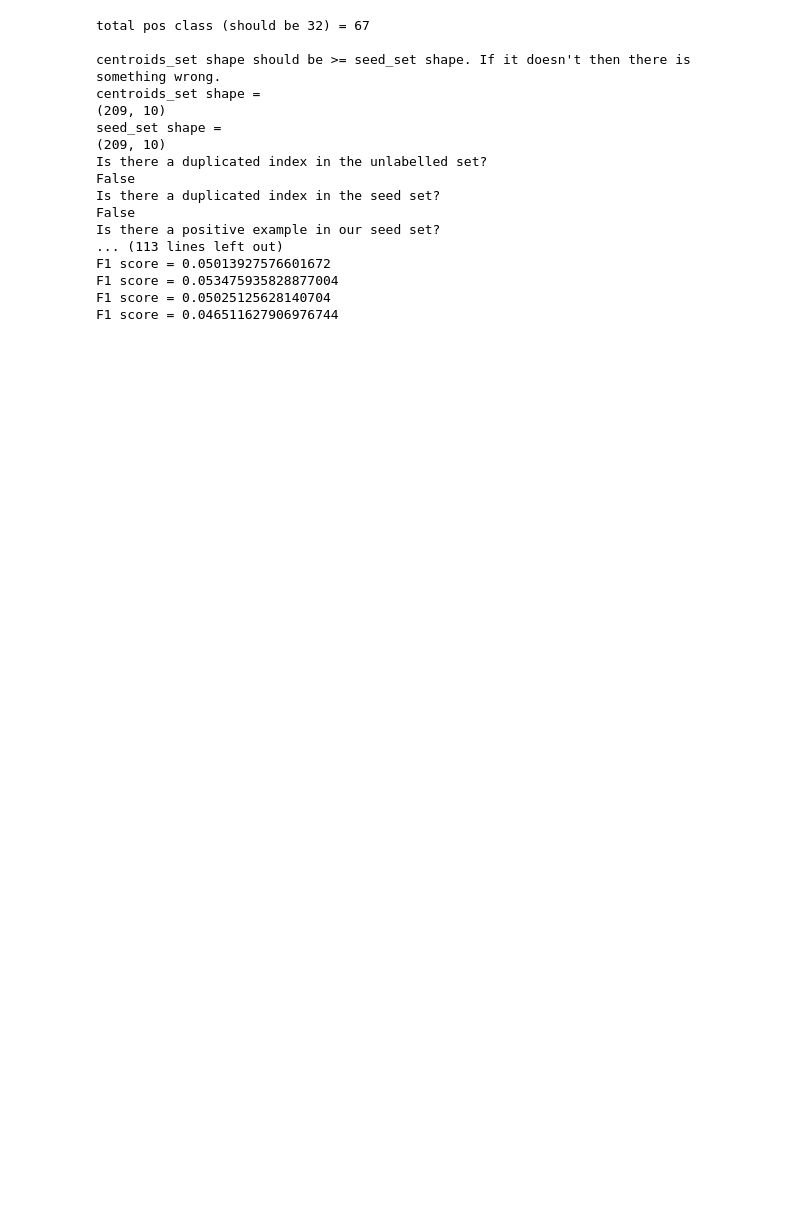
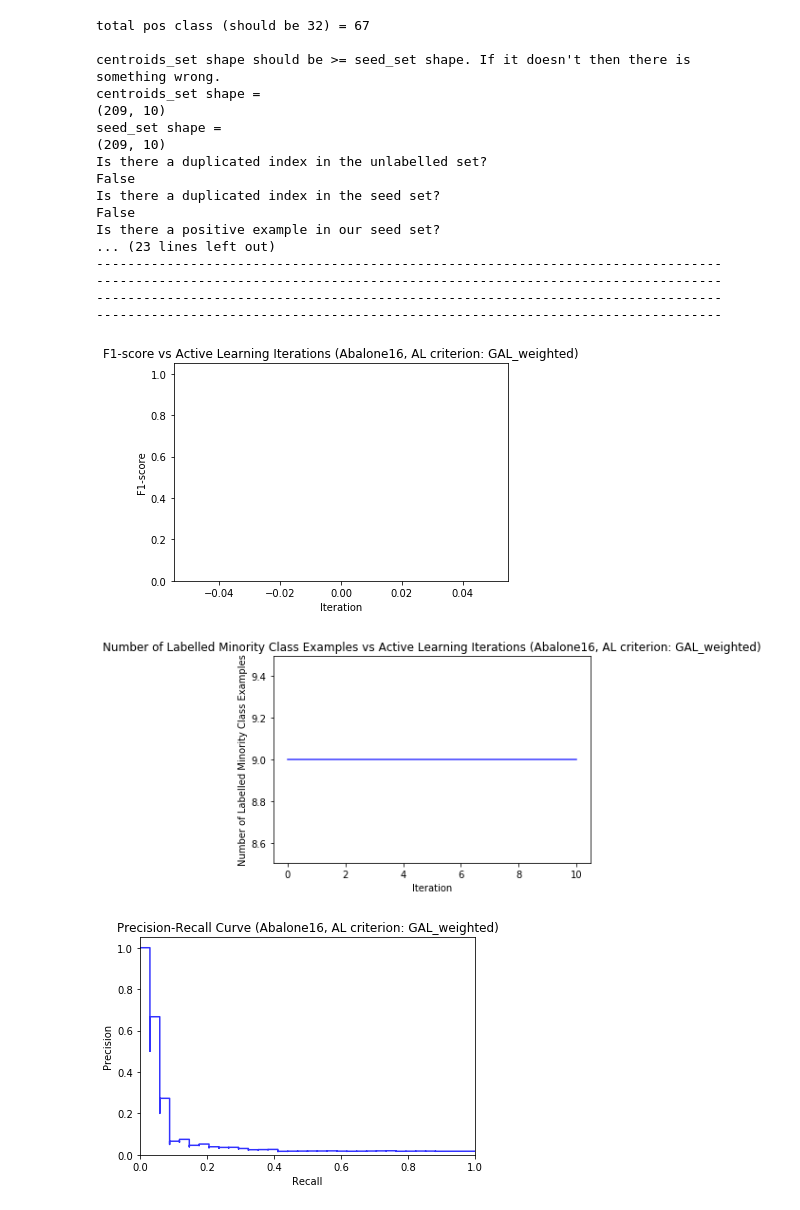
Before and after one commit to MohamedZalat/GAL, a Jupyter notebook: GAL_experiments.ipynb, the cells around one changed output. Cells and saved outputs as stored; diff of their text form; code cells hidden in the pictures; blank space fills up the shorter version.

```diff
--- a/GAL_experiments.ipynb
+++ b/GAL_experiments.ipynb
@@ -30,6 +30,7 @@ from sklearn.neighbors import NearestCentroid
 from sklearn.mixture import GaussianMixture
 from sklearn.calibration import CalibratedClassifierCV
 from sklearn.preprocessing import LabelBinarizer
+import csv
 from random import random
 import os
 from warnings import simplefilter
@@ -45,6 +46,9 @@ np.random.seed(0)
 BASE_DIR = F"C:/Users/zalat/Downloads/Directed Studies/Experiments/Abalone19/GAL"
 SAVE_DIR = F"C:/Users/zalat/Downloads/Directed Studies/Experiments/Results/"
 CSV_FILE_TRAINING = F"abalone_csv.csv"
+F1_RESULTS_FMT = "{}_F1_results.csv"
+NUM_RESULTS_FMT = "{}_NUM_results.csv"
+PR_RE_RESULTS_FMT = "{}_PR_RE_results.csv"
 # CSV_FILE_CALIBRATION = F"csv_result-Descriptors_Calibration.csv"
 POSITIVE_LABEL = 1
 NEGATIVE_LABEL = 0
@@ -78,6 +82,21 @@ def import_csv(file_path):
 #--------------------------------------------------------------------------------
 def concatenate_frames(frames):
     return pd.concat(frames, ignore_index=True)
+
+#--------------------------------------------------------------------------------
+def add_csv_header(file_name, header):
+    with open(file_name, 'w') as csvfile:
+        filewriter = csv.writer(csvfile, delimiter=',',
+                                quoting=csv.QUOTE_MINIMAL)
+        filewriter.writerow(header)
+
+#--------------------------------------------------------------------------------
+def add_csv_row(file_name, row):
+    with open(file_name, 'a+', newline='') as write_obj:
+        # Create a writer object from csv module
+        csv_writer = csv.writer(write_obj)
+        # Add contents of list as last row in the csv file
+        csv_writer.writerow(row)
 
 #--------------------------------------------------------------------------------
 def _create_model_instance(model):
@@ -314,7 +333,15 @@ def calculate_f1_score(discriminative_model, X_test, y_test):
     y_pred = discriminative_model.predict(X_test)
     f1 = f1_score(y_test, y_pred)
     print('F1 score = {}'.format(f1))
+
     return f1
+
+#--------------------------------------------------------------------------------
+def calculate_pr_re_score(discriminative_model, X_test, y_test):
+    y_pred = discriminative_model.predict(X_test)
+    pr = precision_score(y_test, y_pred)
+    re = recall_score(y_test, y_pred)
+    return [pr, re]
 
 #--------------------------------------------------------------------------------
 def plot_pr_curve(discriminative_model, X_test_, y_test, dataset_name,
@@ -342,7 +369,7 @@ def plot_pr_curve(discriminative_model, X_test_, y_test, dataset_name,
 def plot_F1_curve(F1_scores, dataset_name, criterion_name):
     print('-' * 80)
     plt.figure()
-    plt.step(range(0, len(F1_scores), 50), F1_scores[0::50], color='b',
+    plt.step(range(0, len(F1_scores)), F1_scores, color='b',
              alpha=0.8, where='post')
 
     plt.xlabel('Iteration')
@@ -388,6 +415,7 @@ def evaluate_active_learning_criterion(criterion, X_seed, y_seed, X_unlabelled,
     # Initialize the discriminative model that fits the seed set.
     X_labelled = X_seed
     y_labelled = y_seed
+
     svc_model = create_discriminative_model_instance(
         class_weight=class_weight)
     param_dist = {
@@ -402,7 +430,22 @@ def evaluate_active_learning_criterion(criterion, X_seed, y_seed, X_unlabelled,
                                               n_iter=100,
                                               n_jobs=2,
                                               scoring='f1_macro')
+
     discriminative_model.fit(X_seed, y_seed.values.ravel())
+
+    F1_RESULTS_CSV = F1_RESULTS_FMT.format(dataset_name)
+    NUM_RESULTS_CSV = NUM_RESULTS_FMT.format(dataset_name)
+    PR_RE_RESULTS = PR_RE_RESULTS_FMT.format(dataset_name)
+
+    add_csv_header(F1_RESULTS_CSV, ['iteration', 'f1_score'] +
+                   [key for key, value in sorted(discriminative_model
+                                                 .best_params_.items())])
+
+    add_csv_header(NUM_RESULTS_CSV, ['iteration',
+                                     'number of labelled minority examples'])
+
+    add_csv_header(PR_RE_RESULTS, ['precision', 'recall'])
+
 
     print(discriminative_model.classes_)
     # Iterate through the entire set of unlabelled data.
@@ -431,14 +474,19 @@ def evaluate_active_learning_criterion(criterion, X_seed, y_seed, X_unlabelled,
             discriminative_model, generative_model, selected_X, selected_y,
             X_labelled, y_labelled, labelled_positives)
 
+        add_csv_row(NUM_RESULTS_CSV, [iteration, len(labelled_positives)])
+
         num_positive_examples.append(len(labelled_positives))
 
+        f1_score = calculate_f1_score(discriminative_model, X_test, y_test)
+        add_csv_row(F1_RESULTS_CSV, [iteration, f1_score] +
+                   [value for key, value in sorted(discriminative_model
+                                                   .best_params_.items())])
 
-        F1_scores.append(calculate_f1_score(discriminative_model, X_test,
-                                            y_test))
+        F1_scores.append(f1_score)
         # Uncomment this for a test run.
-        # if iteration == 100:
-        #     break
+#         if iteration == 10:
+#             break
 
     # Plot the F-score vs iterations curve.
     plot_F1_curve(F1_scores, dataset_name, criterion_name)
@@ -450,6 +498,9 @@ def evaluate_active_learning_criterion(criterion, X_seed, y_seed, X_unlabelled,
     # Plot the precision recall curve of the final classifier.
     plot_pr_curve(discriminative_model, X_test, y_test, dataset_name,
                   criterion_name)
+
+    add_csv_row(PR_RE_RESULTS, calculate_pr_re_score(discriminative_model,
+                                                     X_test, y_test))
 
 #--------------------------------------------------------------------------------
 def get_precision_std(tp, n):
@@ -535,35 +586,38 @@ if __name__ == "__main__":
     negative_cost = len(positive_seed) / len(X_seed)
 
     # Positive cost = # of negative in seed set/seed set size
     positive_cost = len(negative_seed) / len(X_seed)
 
     print('Negative example cost = {}'.format(negative_cost))
     print('Positive example cost = {}'.format(positive_cost))
 
     print('Number of Positive examples in seed set = {}'
           .format(len(positive_seed)))
 
     criterion = select_point_from_batch_GAL
     evaluate_active_learning_criterion(criterion, X_seed, y_seed, X_unlabelled,
                                        y_unlabelled, X_test, y_test,
                                        class_weight={1: len(negative_seed) / float(len(positive_seed))},
                                        dataset_name='Abalone16',
                                        criterion_name='GAL_weighted')
 # %% [output]
 total pos class (should be 32) = 67
 
 centroids_set shape should be >= seed_set shape. If it doesn't then there is something wrong.
 centroids_set shape =
 (209, 10)
 seed_set shape =
 (209, 10)
 Is there a duplicated index in the unlabelled set?
 False
 Is there a duplicated index in the seed set?
 False
 Is there a positive example in our seed set?
-... (113 lines left out)
-F1 score = 0.05013927576601672
-F1 score = 0.053475935828877004
-F1 score = 0.05025125628140704
-F1 score = 0.046511627906976744
+... (23 lines left out)
+--------------------------------------------------------------------------------
+--------------------------------------------------------------------------------
+--------------------------------------------------------------------------------
+--------------------------------------------------------------------------------
+[figure, added]
+[figure, added]
+[figure, added]
```
